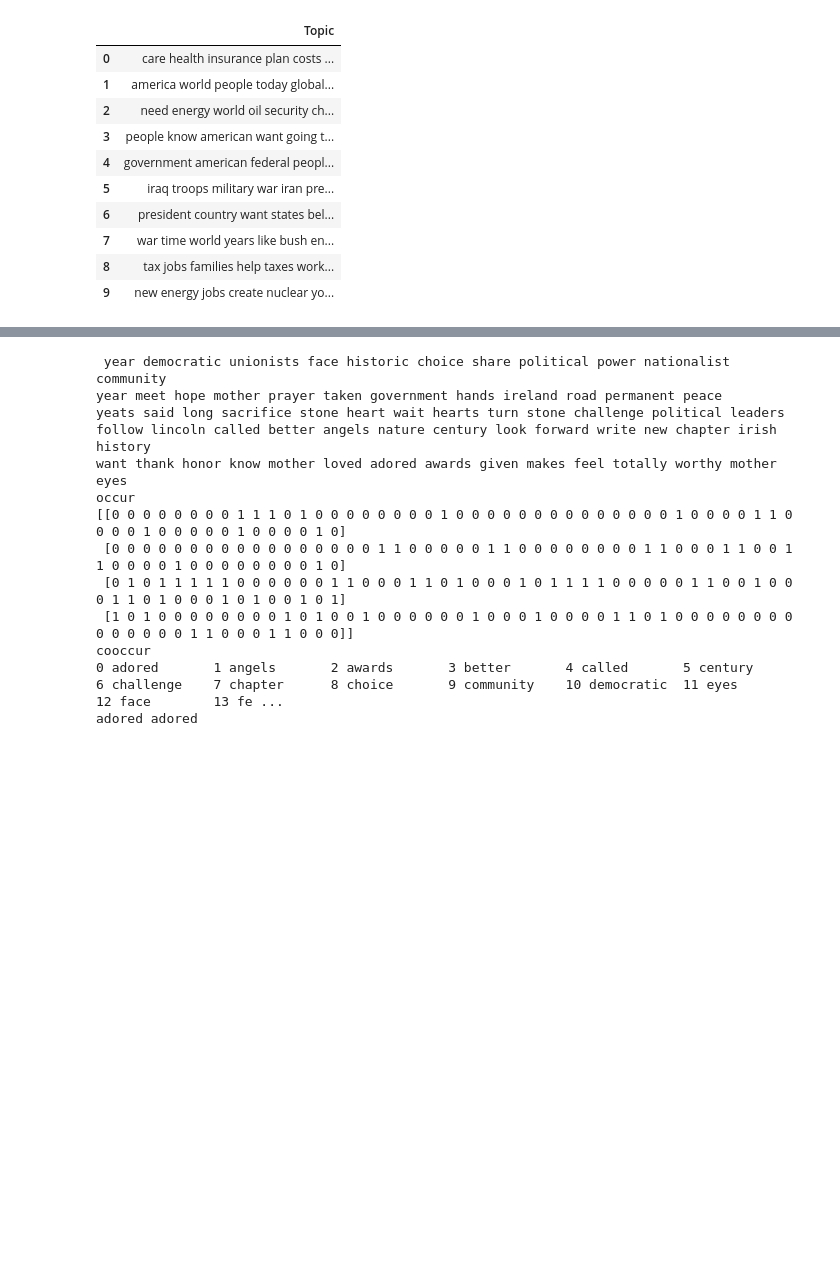
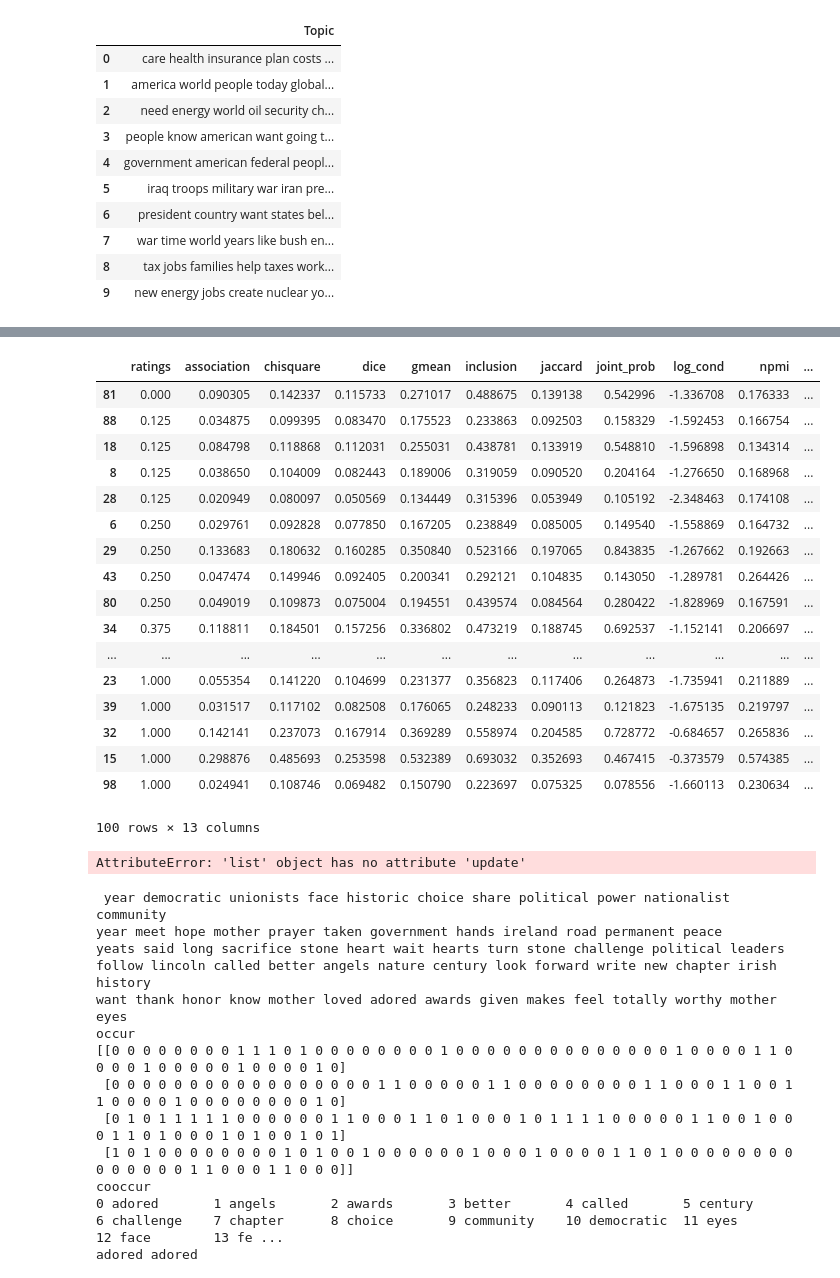
Before and after one commit to timpowellgit/topic_model, a Jupyter notebook: src/topic_models/weekend.ipynb, the cells around one changed output, grey strips where cells are left out. Saved outputs shown, nothing was run; the diff lists cells and outputs as text; code cells hidden in the pictures; blank space fills up the shorter version.

```diff
--- a/src/topic_models/weekend.ipynb
+++ b/src/topic_models/weekend.ipynb
@@ -122,15 +126,3 @@ VkJveChjaGlsZHJlbj0oSW50U2xpZGVyKHZhbHVlPTEwLCBkZXNjcmlwdGlvbj11J3cnLCBsYXlvdXQ9
 [interactive output not drawn]
 # %%
 full =os.listdir('/Users/timothypowell/Downloads/movie')
-# %%
-import os
-
-movietexts = []
-sample = full
-for file in sample:
-     with open(os.path.join('/Users/timothypowell/Downloads/movie',file)) as f:
-            plot =f.read()
-            movietexts.append(plot)
-
-dictionarymovie = Dictionary(texts)
-corpusmovie = [dictionary.doc2bow(text) for text in texts]
@@ -139 +129,14 @@ KeyboardInterrupt:
+# %%
+import os
+
+plots = []
+with open('../data/movieplotsawk') as f:
+    plots =f.readlines()
+
+
+plots = [i.split() for i in plots]
+dictionarymovie = Dictionary(plots)
+corpusmovie = [dictionarymovie.doc2bow(text) for text in plots]
+
+dictionarymovie.token2id['strip']
 # %%
@@ -145,3 +146,4 @@ print topicsmovie
 # %%
 
-moviecoherence = coherence_scores(coherence='all', corpus= corpusmovie, dictionary =dictionarymovie, topics= topicsmovie)
+#moviecoherence = coherence_scores(coherence='all', corpus= corpusmovie, dictionary =dictionarymovie, topics= topicsmovie)
+what= coherence_scores(coherence='all', corpus= corpusmovie, dictionary =dictionarymovie, topics= topicsmovie)
@@ -150,3 +153,34 @@ KeyError: 'week'
+# %%
+tmgold = open('../data/goldMovie.txt')
+ratingsmovie = [float(i.rstrip('\n')) for i in tmgold.readlines()]
+ratingsdict = {"ratings": ratingsmovie}
+ratingsdf = pd.DataFrame(ratingsdict)
+ratingsandcoherence =pd.concat([ratingsdf,pd.DataFrame(what)], axis =1)
+
+display(ratingsandcoherence.sort_values('ratings'))
+# %% [output]
+|  | ratings | association | chisquare | dice | gmean | inclusion | jaccard | joint_prob | log_cond | npmi | ... |
+| 81 | 0.000 | 0.090305 | 0.142337 | 0.115733 | 0.271017 | 0.488675 | 0.139138 | 0.542996 | -1.336708 | 0.176333 | ... |
+| 88 | 0.125 | 0.034875 | 0.099395 | 0.083470 | 0.175523 | 0.233863 | 0.092503 | 0.158329 | -1.592453 | 0.166754 | ... |
+| 18 | 0.125 | 0.084798 | 0.118868 | 0.112031 | 0.255031 | 0.438781 | 0.133919 | 0.548810 | -1.596898 | 0.134314 | ... |
+| 8 | 0.125 | 0.038650 | 0.104009 | 0.082443 | 0.189006 | 0.319059 | 0.090520 | 0.204164 | -1.276650 | 0.168968 | ... |
+| 28 | 0.125 | 0.020949 | 0.080097 | 0.050569 | 0.134449 | 0.315396 | 0.053949 | 0.105192 | -2.348463 | 0.174108 | ... |
+| 6 | 0.250 | 0.029761 | 0.092828 | 0.077850 | 0.167205 | 0.238849 | 0.085005 | 0.149540 | -1.558869 | 0.164732 | ... |
+| 29 | 0.250 | 0.133683 | 0.180632 | 0.160285 | 0.350840 | 0.523166 | 0.197065 | 0.843835 | -1.267662 | 0.192663 | ... |
+| 43 | 0.250 | 0.047474 | 0.149946 | 0.092405 | 0.200341 | 0.292121 | 0.104835 | 0.143050 | -1.289781 | 0.264426 | ... |
+| 80 | 0.250 | 0.049019 | 0.109873 | 0.075004 | 0.194551 | 0.439574 | 0.084564 | 0.280422 | -1.828969 | 0.167591 | ... |
+| 34 | 0.375 | 0.118811 | 0.184501 | 0.157256 | 0.336802 | 0.473219 | 0.188745 | 0.692537 | -1.152141 | 0.206697 | ... |
+| ... | ... | ... | ... | ... | ... | ... | ... | ... | ... | ... | ... |
+| 23 | 1.000 | 0.055354 | 0.141220 | 0.104699 | 0.231377 | 0.356823 | 0.117406 | 0.264873 | -1.735941 | 0.211889 | ... |
+| 39 | 1.000 | 0.031517 | 0.117102 | 0.082508 | 0.176065 | 0.248233 | 0.090113 | 0.121823 | -1.675135 | 0.219797 | ... |
+| 32 | 1.000 | 0.142141 | 0.237073 | 0.167914 | 0.369289 | 0.558974 | 0.204585 | 0.728772 | -0.684657 | 0.265836 | ... |
+| 15 | 1.000 | 0.298876 | 0.485693 | 0.253598 | 0.532389 | 0.693032 | 0.352693 | 0.467415 | -0.373579 | 0.574385 | ... |
+| 98 | 1.000 | 0.024941 | 0.108746 | 0.069482 | 0.150790 | 0.223697 | 0.075325 | 0.078556 | -1.660113 | 0.230634 | ... |
+100 rows × 13 columns
+# %%
+display(pd.DataFrame(what))
+# %% [output]
+AttributeError: 'list' object has no attribute 'update'
 # %%
 np.set_printoptions(threshold=np.inf, linewidth=1000)
 
```
Also changed, not shown: parts of 6 cells of this notebook, 5 other files.
